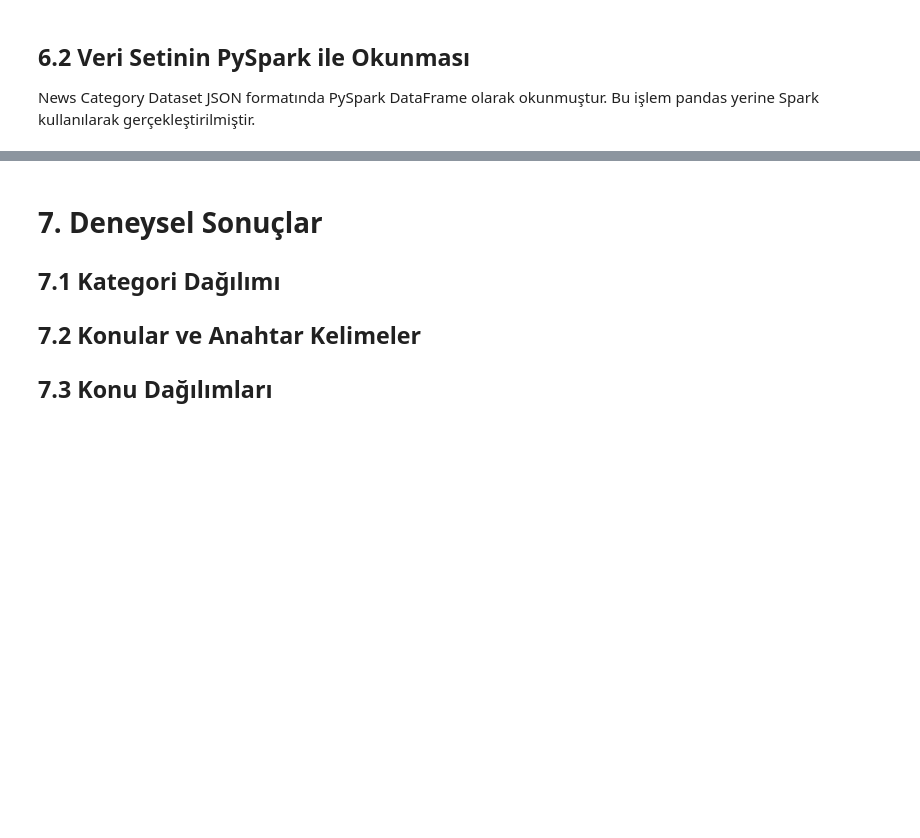
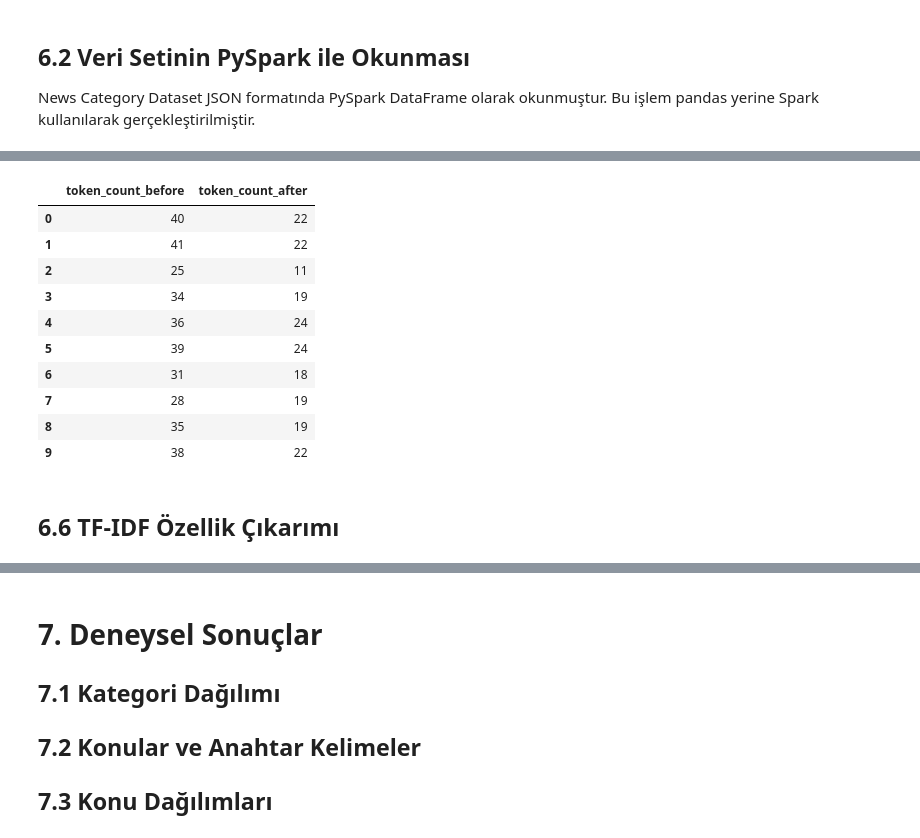
Before and after one commit to gndzegemen/big-data-final-project, a Jupyter notebook: Final Project.ipynb, the cells around one changed output, grey strips where cells are left out. Saved outputs shown, nothing was run; the diff lists cells and outputs as text; code cells hidden in the pictures; blank space fills up the shorter version.

```diff
--- a/Final Project.ipynb
+++ b/Final Project.ipynb
@@ -153,0 +251,34 @@ df_selected.limit(5).toPandas()
+# %%
+import nltk
+from nltk.corpus import stopwords
+from pyspark.ml.feature import StopWordsRemover
+
+nltk.download("stopwords")
+
+spark_stopwords = StopWordsRemover.loadDefaultStopWords("english")
+nltk_stopwords = stopwords.words("english")
+
+custom_stopwords = [
+    "said", "new", "one", "time", "day", "week",
+    "best", "photos", "photo", "video", "people",
+    "make", "get", "like", "may"
+]
+
+all_stopwords = list(set(
+    spark_stopwords +
+    nltk_stopwords +
+    custom_stopwords
+))
+
+remover = StopWordsRemover(
+    inputCol="tokens",
+    outputCol="filtered_tokens",
+    stopWords=all_stopwords
+)
+
+df_filtered = remover.transform(df_tokenized)
+
+df_filtered.select(
+    "tokens",
+    "filtered_tokens"
+).limit(5).toPandas()
@@ -153,0 +294,21 @@ df_selected.limit(5).toPandas()
+# %%
+from pyspark.sql.functions import size
+
+df_filtered.select(
+    size("tokens").alias("token_count_before"),
+    size("filtered_tokens").alias("token_count_after")
+).limit(10).toPandas()
+# %% [output]
+|  | token_count_before | token_count_after |
+| 0 | 40 | 22 |
+| 1 | 41 | 22 |
+| 2 | 25 | 11 |
+| 3 | 34 | 19 |
+| 4 | 36 | 24 |
+| 5 | 39 | 24 |
+| 6 | 31 | 18 |
+| 7 | 28 | 19 |
+| 8 | 35 | 19 |
+| 9 | 38 | 22 |
+# %% [markdown]
+## 6.6 TF-IDF Özellik Çıkarımı
```
Also changed, not shown: parts of 27 cells of this notebook.
